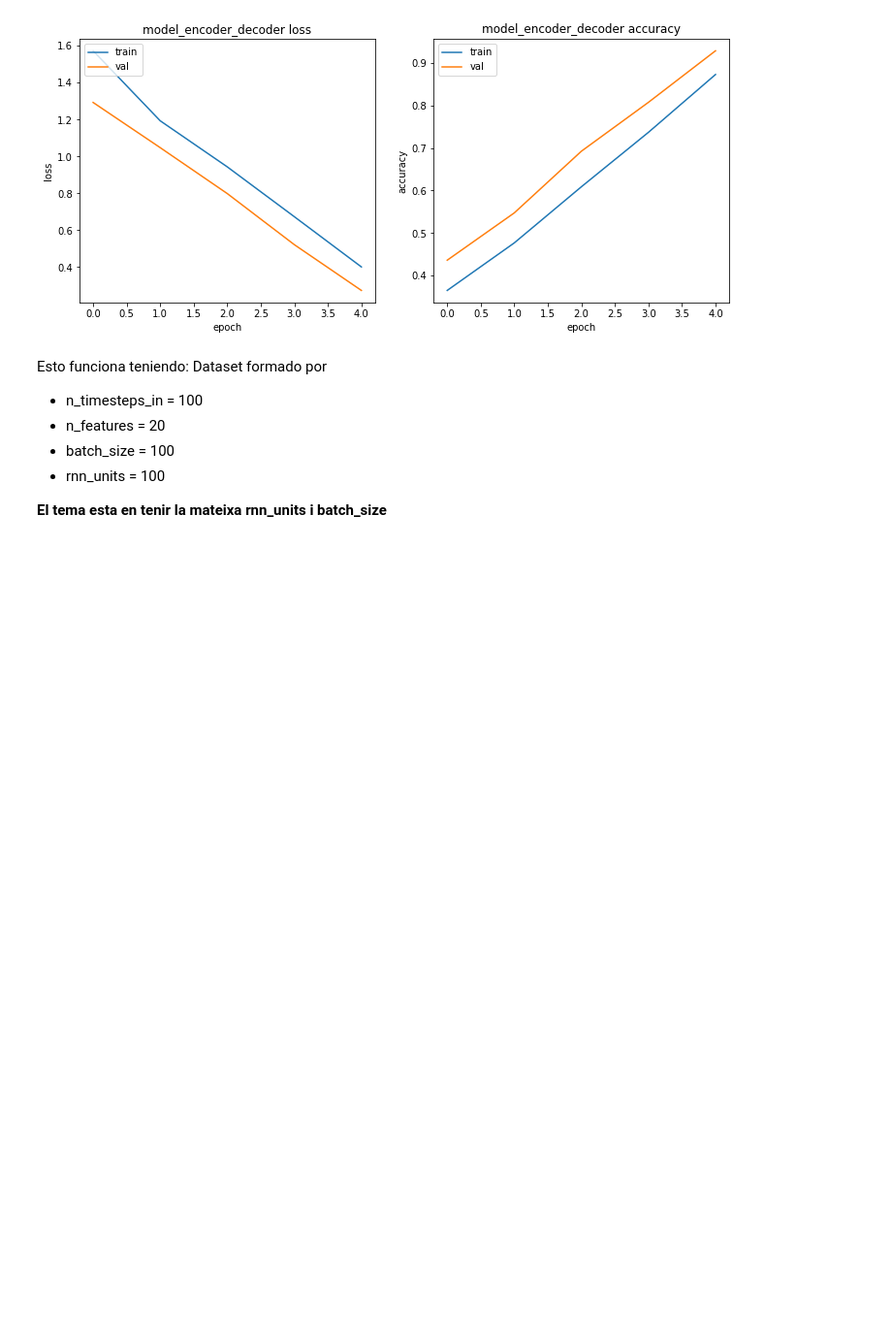
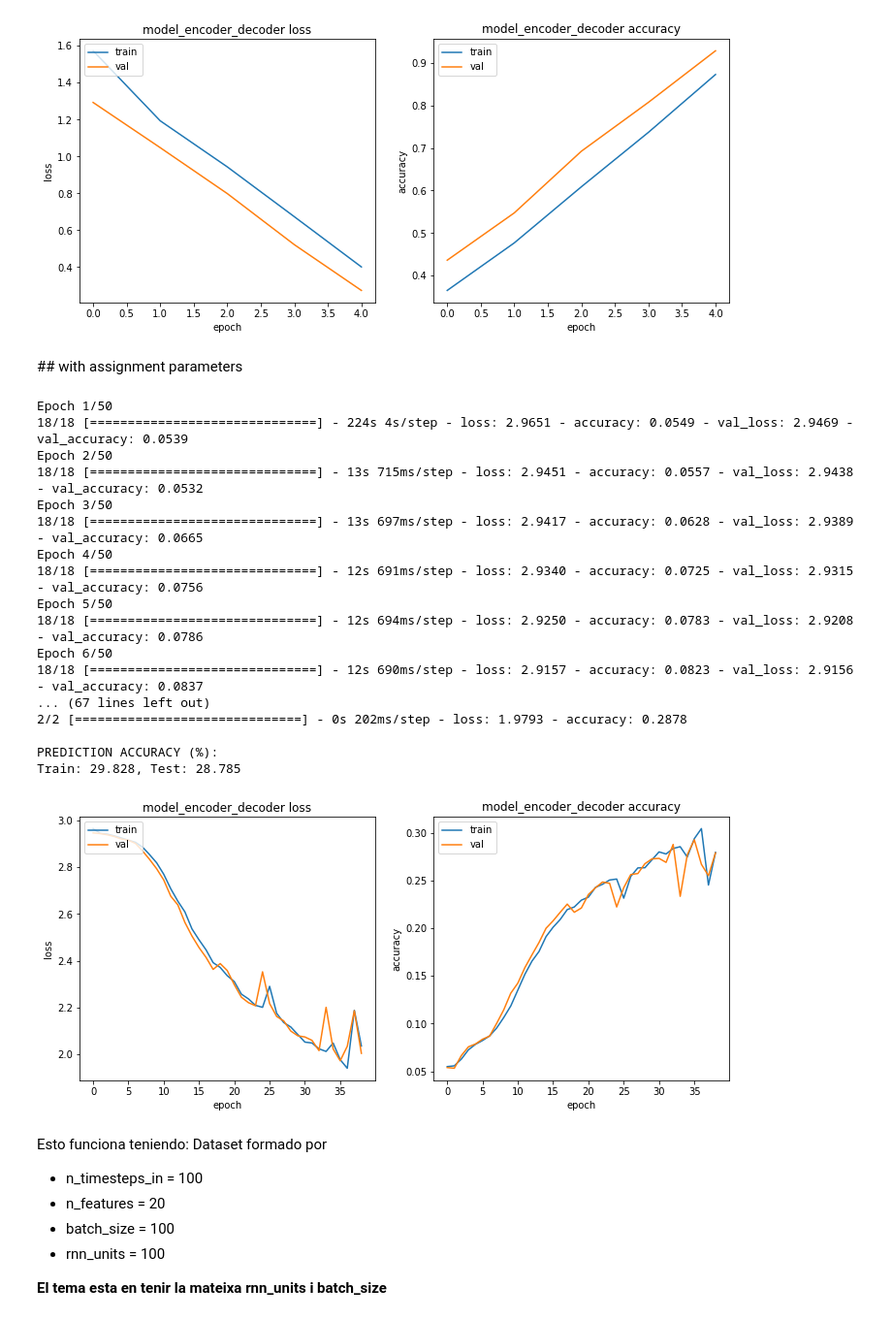
Before and after one commit to JanLeyva/DeepLearning, a Jupyter notebook: Copia_de_Assignment3Test3.ipynb, the cells around one changed output. Shown at 97% size. Saved outputs shown, nothing was run; the diff lists cells and outputs as text; code cells hidden in the pictures; blank space fills up the shorter version.

```diff
--- a/Copia_de_Assignment3Test3.ipynb
+++ b/Copia_de_Assignment3Test3.ipynb
@@ -687,6 +737,36 @@ Epoch 5/5
 PREDICTION ACCURACY (%):
 Train: 93.237, Test: 90.875
 [figure]
+# %% [markdown]
+## with assignment parameters
+# %%
+# attention model
+attentionLuongGeneralA = LuongGeneralAttention(units = 100)
+model_attentionLuongGeneralA, encoder_lstmLuGen, decoder_lstmLuGen, decoder_denseLuGen = build_attention_model(attentionLuongGeneralA, batch_sizeA, rnn_unitsA)
+
+
+#training
+train_test(model_attentionLuongGeneralA, X_trainA, y_trainA , X_testA,
+           y_testA, batch_size=batch_sizeA, epochs=50, patience=3)
+# %% [output]
+Epoch 1/50
+18/18 [==============================] - 224s 4s/step - loss: 2.9651 - accuracy: 0.0549 - val_loss: 2.9469 - val_accuracy: 0.0539
+Epoch 2/50
+18/18 [==============================] - 13s 715ms/step - loss: 2.9451 - accuracy: 0.0557 - val_loss: 2.9438 - val_accuracy: 0.0532
+Epoch 3/50
+18/18 [==============================] - 13s 697ms/step - loss: 2.9417 - accuracy: 0.0628 - val_loss: 2.9389 - val_accuracy: 0.0665
+Epoch 4/50
+18/18 [==============================] - 12s 691ms/step - loss: 2.9340 - accuracy: 0.0725 - val_loss: 2.9315 - val_accuracy: 0.0756
+Epoch 5/50
+18/18 [==============================] - 12s 694ms/step - loss: 2.9250 - accuracy: 0.0783 - val_loss: 2.9208 - val_accuracy: 0.0786
+Epoch 6/50
+18/18 [==============================] - 12s 690ms/step - loss: 2.9157 - accuracy: 0.0823 - val_loss: 2.9156 - val_accuracy: 0.0837
+... (67 lines left out)
+2/2 [==============================] - 0s 202ms/step - loss: 1.9793 - accuracy: 0.2878
+
+PREDICTION ACCURACY (%):
+Train: 29.828, Test: 28.785
+[figure, added]
 # %% [markdown]
 Esto funciona teniendo:
 Dataset formado por
```
Also changed, not shown: parts of 11 cells of this notebook.
